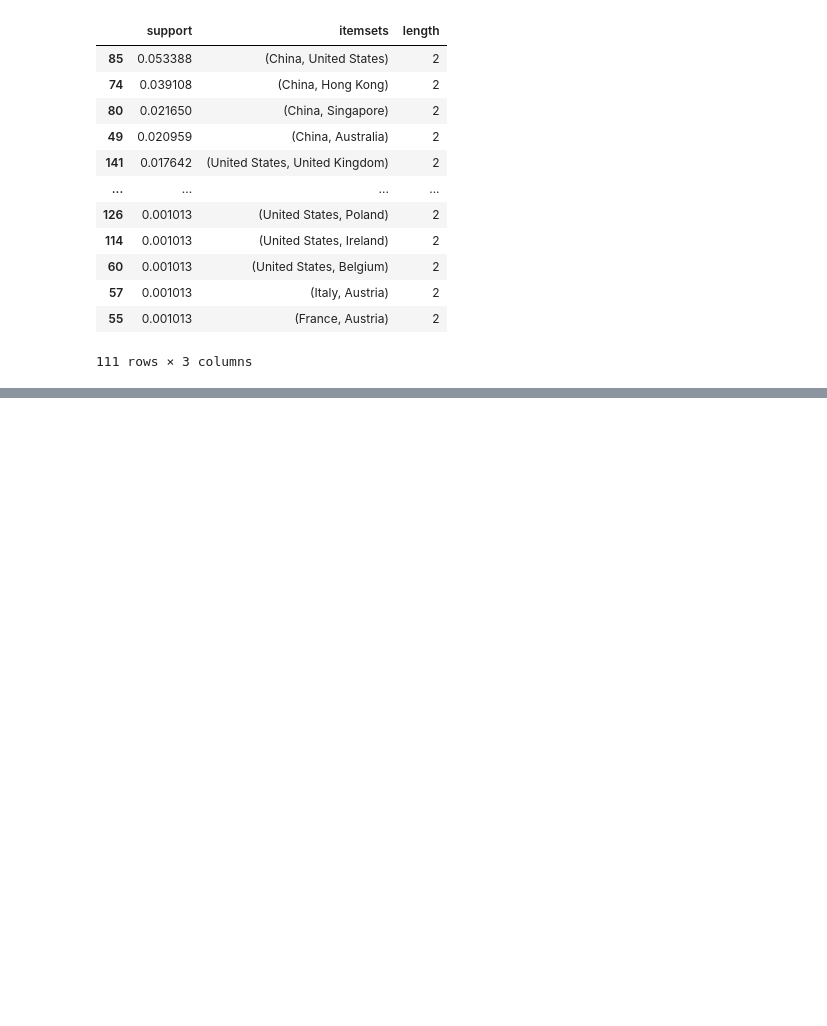
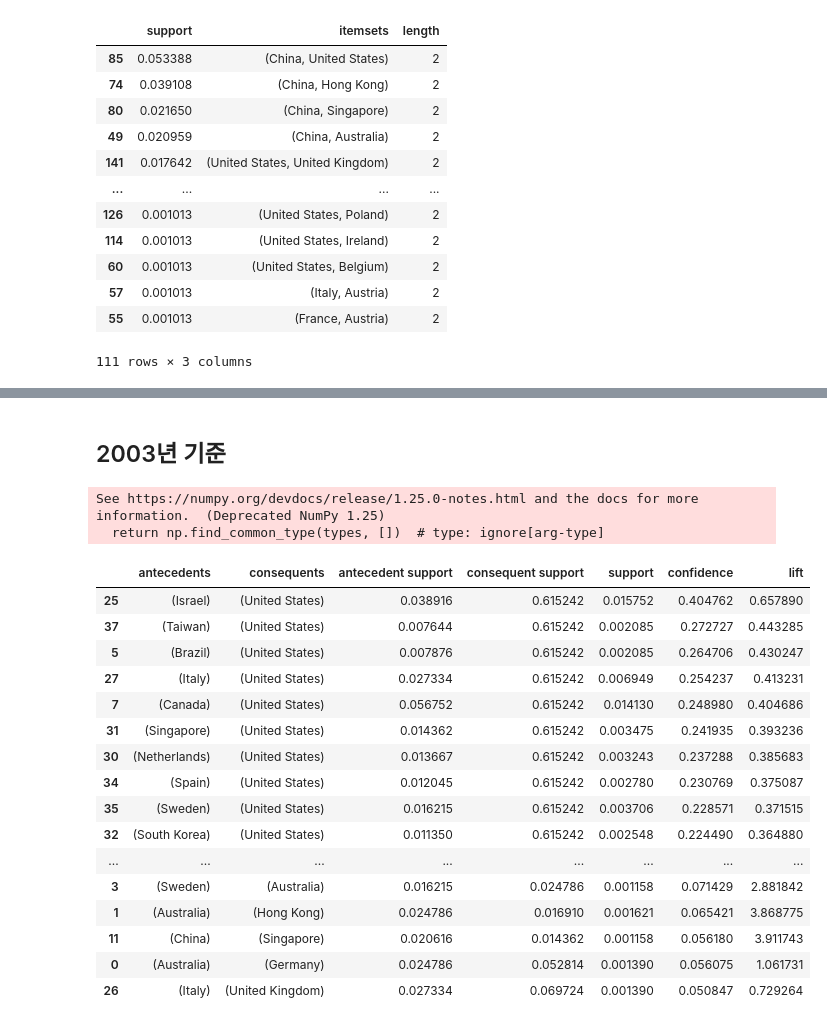
Before and after one commit to JJEliPark/Bibliometric, a Jupyter notebook: scopus_apriori.ipynb, the cells around one changed output, grey strips where cells are left out. Saved outputs shown, nothing was run; the diff lists cells and outputs as text; code cells hidden in the pictures; blank space fills up the shorter version.

```diff
--- a/scopus_apriori.ipynb
+++ b/scopus_apriori.ipynb
@@ -185,0 +224,18 @@ frequent_itemsets[ (frequent_itemsets['length'] >= 2) ].sort_values('support', a
+# %%
+data_2013 = data.loc[data['year']==2013]
+dataset = []
+for rows in data_2013.iterrows() :
+    #affiliation_country
+    #affilname
+    af = rows[1]['affiliation_country']
+    af = set(af.split(';'))
+    dataset.append(list(af))
+len(dataset)
+
+# 데이터를 원-핫 인코딩 형태로 변환
+te = TransactionEncoder()
+te_ary = te.fit(dataset).transform(dataset)
+df = pd.DataFrame(te_ary, columns=te.columns_)
+df = df.iloc[:,1:]
+frequent_itemsets = apriori(df, min_support=0.001, use_colnames=True)
+rules = association_rules(frequent_itemsets, metric="confidence", min_threshold=0.05)
@@ -185,0 +287,45 @@ frequent_itemsets[ (frequent_itemsets['length'] >= 2) ].sort_values('support', a
+# %% [markdown]
+## 2003년 기준
+# %%
+data_2003 = data.loc[data['year']==2003]
+dataset = []
+for rows in data_2003.iterrows() :
+    #affiliation_country
+    #affilname
+    af = rows[1]['affiliation_country']
+    af = set(af.split(';'))
+    dataset.append(list(af))
+len(dataset)
+
+# 데이터를 원-핫 인코딩 형태로 변환
+te = TransactionEncoder()
+te_ary = te.fit(dataset).transform(dataset)
+df = pd.DataFrame(te_ary, columns=te.columns_)
+df = df.iloc[:,1:]
+frequent_itemsets = apriori(df, min_support=0.001, use_colnames=True)
+rules = association_rules(frequent_itemsets, metric="confidence", min_threshold=0.05)
+# %% [output]
+See https://numpy.org/devdocs/release/1.25.0-notes.html and the docs for more information.  (Deprecated NumPy 1.25)
+  return np.find_common_type(types, [])  # type: ignore[arg-type]
+# %%
+rules['anc_length'] = rules['antecedents'].apply(lambda x: len(x))
+rules['cons_length'] = rules['consequents'].apply(lambda x: len(x))
+rules[['antecedents', 'consequents', 'antecedent support',	'consequent support','support', 'confidence', 'lift']].loc[ ((rules['anc_length'] == 1) ) ].sort_values('confidence', ascending=False)
+# %% [output]
+|  | antecedents | consequents | antecedent support | consequent support | support | confidence | lift |
+| 25 | (Israel) | (United States) | 0.038916 | 0.615242 | 0.015752 | 0.404762 | 0.657890 |
+| 37 | (Taiwan) | (United States) | 0.007644 | 0.615242 | 0.002085 | 0.272727 | 0.443285 |
+| 5 | (Brazil) | (United States) | 0.007876 | 0.615242 | 0.002085 | 0.264706 | 0.430247 |
+| 27 | (Italy) | (United States) | 0.027334 | 0.615242 | 0.006949 | 0.254237 | 0.413231 |
+| 7 | (Canada) | (United States) | 0.056752 | 0.615242 | 0.014130 | 0.248980 | 0.404686 |
+| 31 | (Singapore) | (United States) | 0.014362 | 0.615242 | 0.003475 | 0.241935 | 0.393236 |
+| 30 | (Netherlands) | (United States) | 0.013667 | 0.615242 | 0.003243 | 0.237288 | 0.385683 |
+| 34 | (Spain) | (United States) | 0.012045 | 0.615242 | 0.002780 | 0.230769 | 0.375087 |
+| 35 | (Sweden) | (United States) | 0.016215 | 0.615242 | 0.003706 | 0.228571 | 0.371515 |
+| 32 | (South Korea) | (United States) | 0.011350 | 0.615242 | 0.002548 | 0.224490 | 0.364880 |
+| ... | ... | ... | ... | ... | ... | ... | ... |
+| 3 | (Sweden) | (Australia) | 0.016215 | 0.024786 | 0.001158 | 0.071429 | 2.881842 |
+| 1 | (Australia) | (Hong Kong) | 0.024786 | 0.016910 | 0.001621 | 0.065421 | 3.868775 |
+| 11 | (China) | (Singapore) | 0.020616 | 0.014362 | 0.001158 | 0.056180 | 3.911743 |
+| 0 | (Australia) | (Germany) | 0.024786 | 0.052814 | 0.001390 | 0.056075 | 1.061731 |
+| 26 | (Italy) | (United Kingdom) | 0.027334 | 0.069724 | 0.001390 | 0.050847 | 0.729264 |
```
Also changed, not shown: parts of 19 cells of this notebook, 6 other files.
